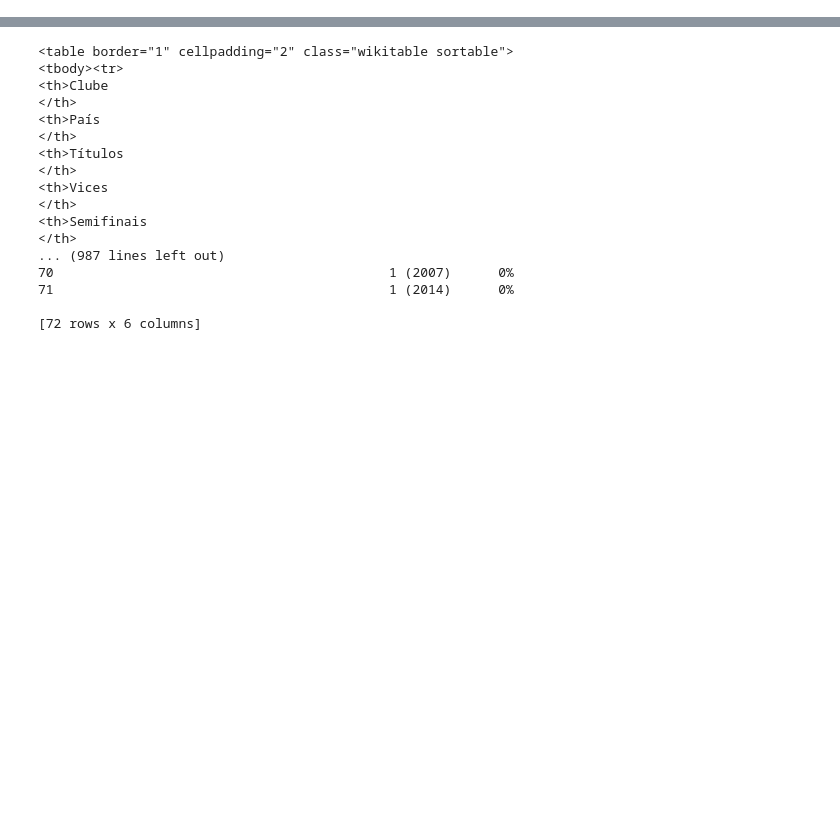
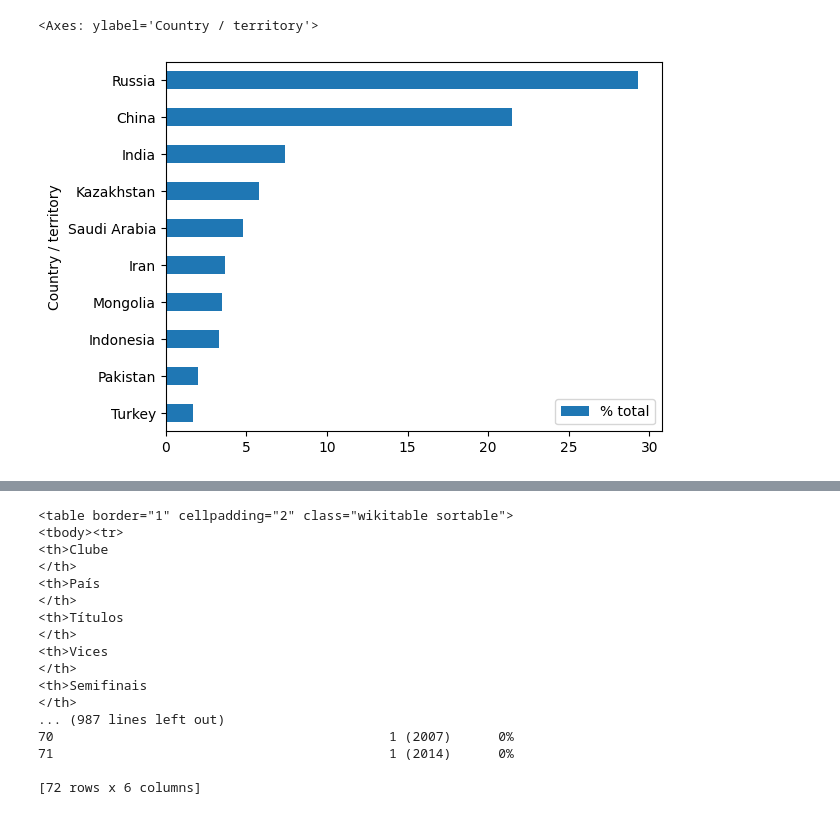
Before and after one commit to hugodevelopment/Web-Scraping, a Jupyter notebook: Liberta_wiki.ipynb, the cells around one changed output, grey strips where cells are left out. Drawn from its saved outputs; the diff is of its cells as text; code cells hidden in the pictures; blank space fills up the shorter version.

```diff
--- a/Liberta_wiki.ipynb
+++ b/Liberta_wiki.ipynb
@@ -0,0 +182,4 @@
+# %%
+# Aqui organizei do menor para o maior
+wiki10_sorted = wiki10.sort_values(by="% total")
+wiki10_sorted
@@ -0,0 +198,5 @@
+# %%
+wiki10_sorted.plot.barh(x='Country / territory', y='% total')
+# %% [output]
+<Axes: ylabel='Country / territory'>
+[figure, added]
```
Also changed, not shown: parts of 32 cells of this notebook.
